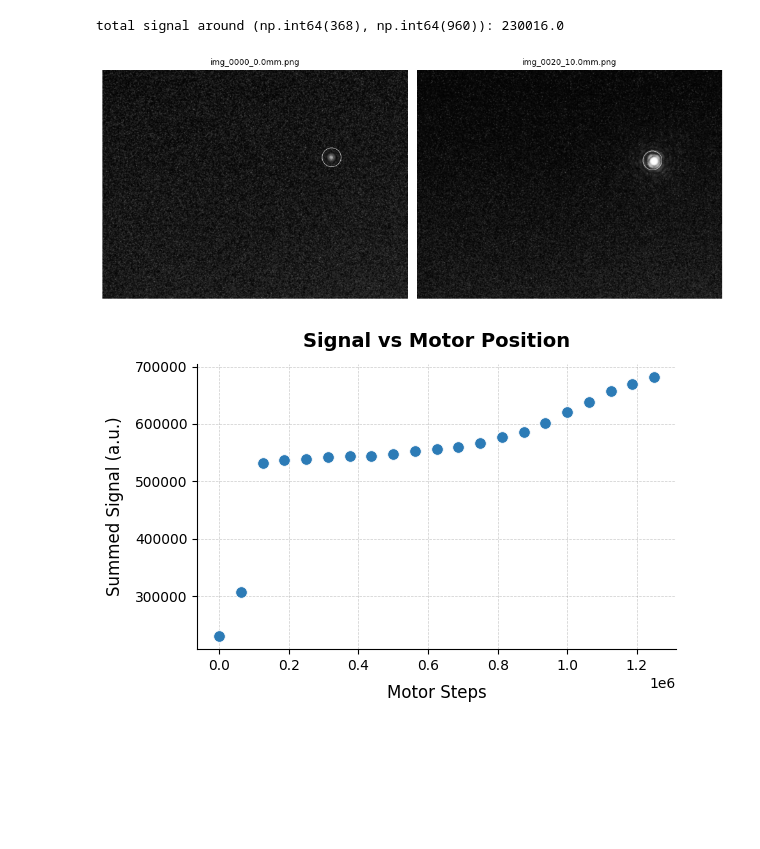
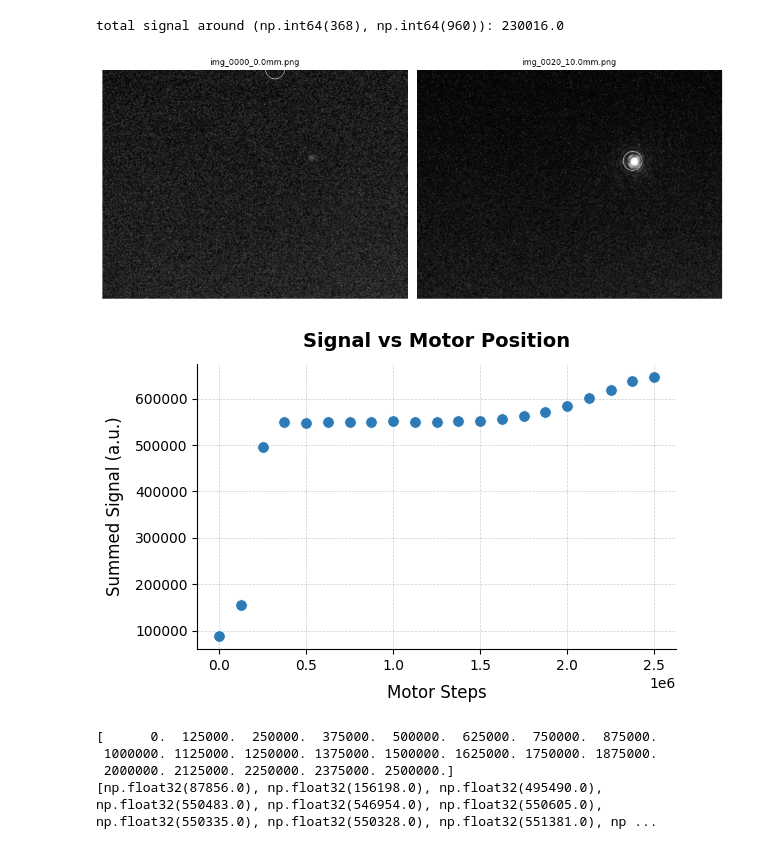
Before and after one commit to Eljameuter/PE3, a Jupyter notebook: image_processing.ipynb, the cells around one changed output. Drawn from its saved outputs; the diff is of its cells as text; code cells hidden in the pictures; blank space fills up the shorter version.

```diff
--- a/image_processing.ipynb
+++ b/image_processing.ipynb
@@ -171,8 +171,9 @@ file_paths = sorted([
 
 STEP_MM = 0.5                  # move in 0.5 mm increments
 STEPS_PER_MM = int(1e-3/(0.5e-9*8))
-steps = STEPS_PER_MM * STEP_MM * np.linspace(0,10,21) # steps taken by motor
-
+print(STEPS_PER_MM)
+steps = STEPS_PER_MM * STEP_MM * np.linspace(0,20,21) # steps taken by motor
+print(steps)
 pixel = fwhm(file_paths,folder_path) #diameter of fwhm in pixel
 
 # --- Plot ---
@@ -246,41 +251,47 @@ def preview_first_last(folder, radius=40):
 
 
 # --- Usage ---
-preview_first_last("14330705scan_images")
+preview_first_last("1522705scan_images")
 # %% [output]
-[figure, old version]
+[figure, new version]
 # %%
-folder_path = "14330705scan_images"
+folder_path = "1522705scan_images"
 file_paths = sorted([
     os.path.join(folder_path, f)
     for f in os.listdir(folder_path)
     if f.lower().endswith(".png")
 ])
 
 signal = [sum_around_brightest(p)[0] for p in file_paths]
 
 # --- Plot ---
 fig, ax = plt.subplots(figsize=(6, 4))
 
 ax.scatter(steps, signal,
            color="#2C7BB6", edgecolors="white", linewidths=0.6,
            s=70, zorder=3)
 
 ax.grid(True, linestyle="--", linewidth=0.5, color="grey", alpha=0.4)
 ax.set_axisbelow(True)
 
 ax.set_xlabel("Motor Steps", fontsize=12, labelpad=8)
 ax.set_ylabel("Summed Signal (a.u.)", fontsize=12, labelpad=8)
 ax.set_title("Signal vs Motor Position", fontsize=14, fontweight="bold", pad=12)
 
 ax.spines["top"].set_visible(False)
 ax.spines["right"].set_visible(False)
 ax.spines["left"].set_linewidth(0.8)
 ax.spines["bottom"].set_linewidth(0.8)
 
 ax.tick_params(labelsize=10)
 
 plt.tight_layout()
 plt.show()
+print(steps)
+print(signal)
 # %% [output]
-[figure, old version]
+[figure, new version]
+[      0.  125000.  250000.  375000.  500000.  625000.  750000.  875000.
+ 1000000. 1125000. 1250000. 1375000. 1500000. 1625000. 1750000. 1875000.
+ 2000000. 2125000. 2250000. 2375000. 2500000.]
+[np.float32(87856.0), np.float32(156198.0), np.float32(495490.0), np.float32(550483.0), np.float32(546954.0), np.float32(550605.0), np.float32(550335.0), np.float32(550328.0), np.float32(551381.0), np ...
```
Also changed, not shown: parts of 1 cell of this notebook, 26 other files.
